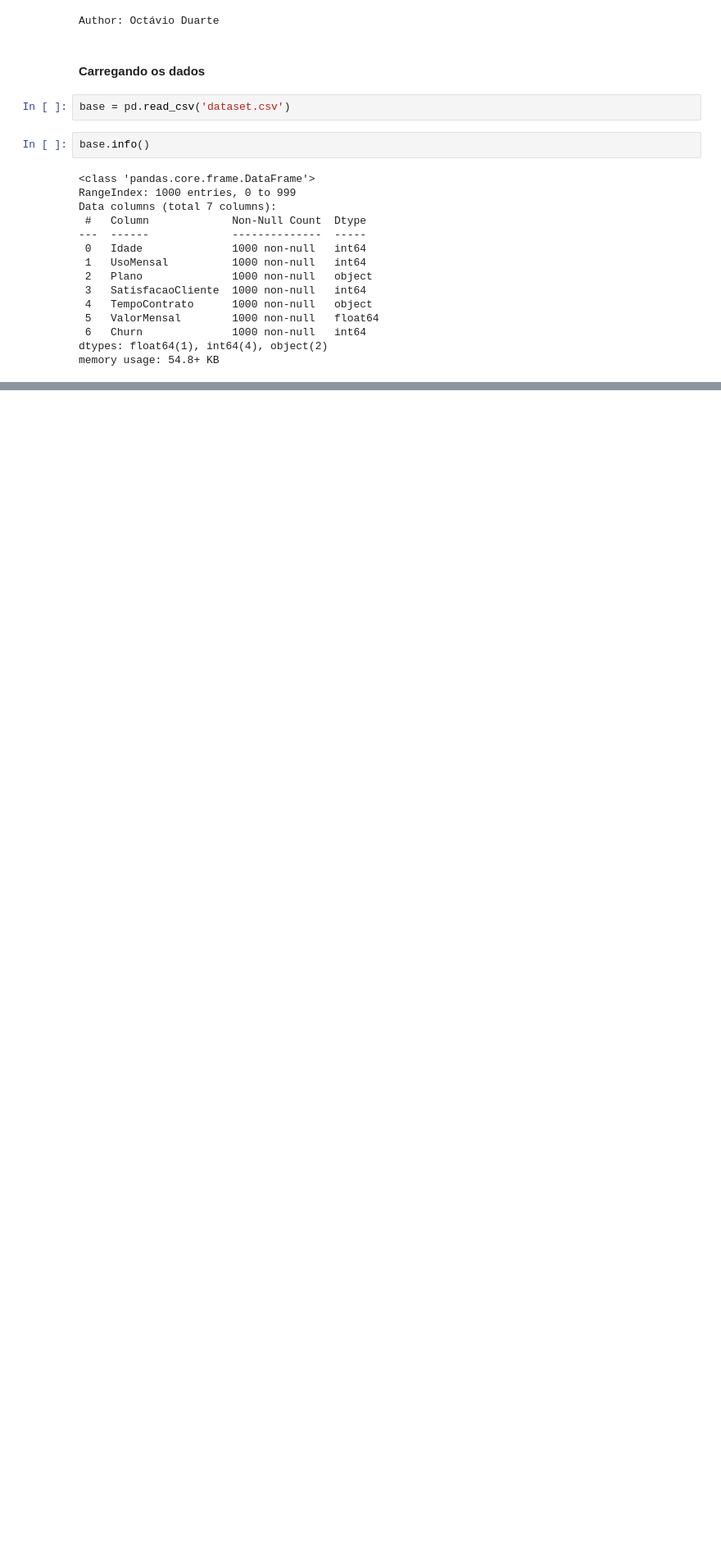
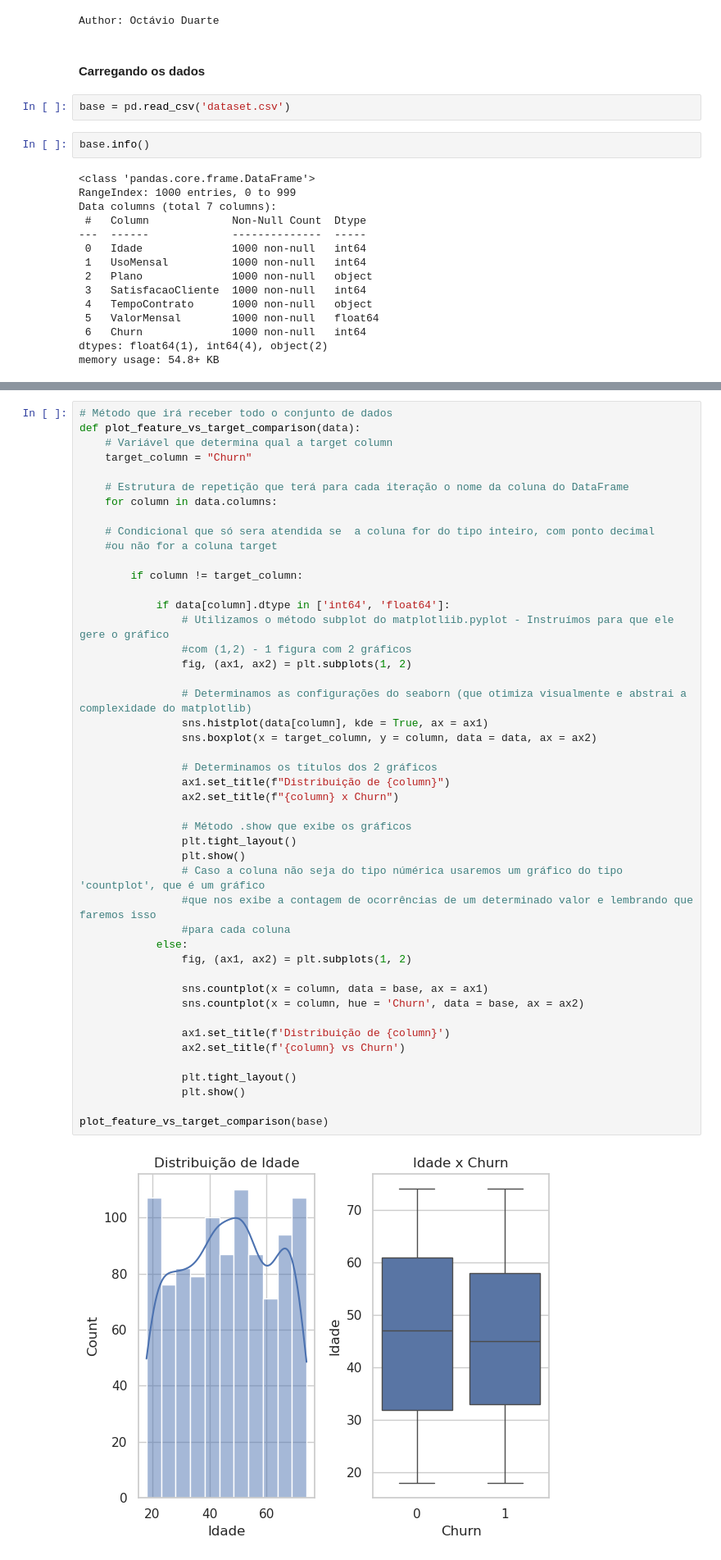
Before and after one commit to octavioduarte/RandomForest, a Jupyter notebook: random-forest.ipynb, the cells around one changed output, grey strips where cells are left out. Shown at 82% size. Saved outputs shown, nothing was run; the diff lists cells and outputs as text; blank space fills up the shorter version.

```diff
--- a/random-forest.ipynb
+++ b/random-forest.ipynb
@@ -59,0 +67,48 @@ memory usage: 54.8+ KB
+# %%
+# Método que irá receber todo o conjunto de dados
+def plot_feature_vs_target_comparison(data):
+    # Variável que determina qual a target column
+    target_column = "Churn"
+
+    # Estrutura de repetição que terá para cada iteração o nome da coluna do DataFrame
+    for column in data.columns:
+
+    # Condicional que só sera atendida se  a coluna for do tipo inteiro, com ponto decimal
+    #ou não for a coluna target
+
+        if column != target_column:
+
+            if data[column].dtype in ['int64', 'float64']:
+                # Utilizamos o método subplot do matplotliib.pyplot - Instruímos para que ele gere o gráfico
+                #com (1,2) - 1 figura com 2 gráficos
+                fig, (ax1, ax2) = plt.subplots(1, 2)
+
+                # Determinamos as configurações do seaborn (que otimiza visualmente e abstrai a complexidade do matplotlib)
+                sns.histplot(data[column], kde = True, ax = ax1)
+                sns.boxplot(x = target_column, y = column, data = data, ax = ax2)
+
+                # Determinamos os títulos dos 2 gráficos
+                ax1.set_title(f"Distribuição de {column}")
+                ax2.set_title(f"{column} x Churn")
+
+                # Método .show que exibe os gráficos
+                plt.tight_layout()
+                plt.show()
+                # Caso a coluna não seja do tipo númérica usaremos um gráfico do tipo 'countplot', que é um gráfico
+                #que nos exibe a contagem de ocorrências de um determinado valor e lembrando que faremos isso
+                #para cada coluna
+            else:
+                fig, (ax1, ax2) = plt.subplots(1, 2)
+
+                sns.countplot(x = column, data = base, ax = ax1)
+                sns.countplot(x = column, hue = 'Churn', data = base, ax = ax2)
+
+                ax1.set_title(f'Distribuição de {column}')
+                ax2.set_title(f'{column} vs Churn')
+
+                plt.tight_layout()
+                plt.show()
+
+plot_feature_vs_target_comparison(base)
+# %% [output]
+[figure, added]
```
Also changed, not shown: parts of 33 cells of this notebook.
